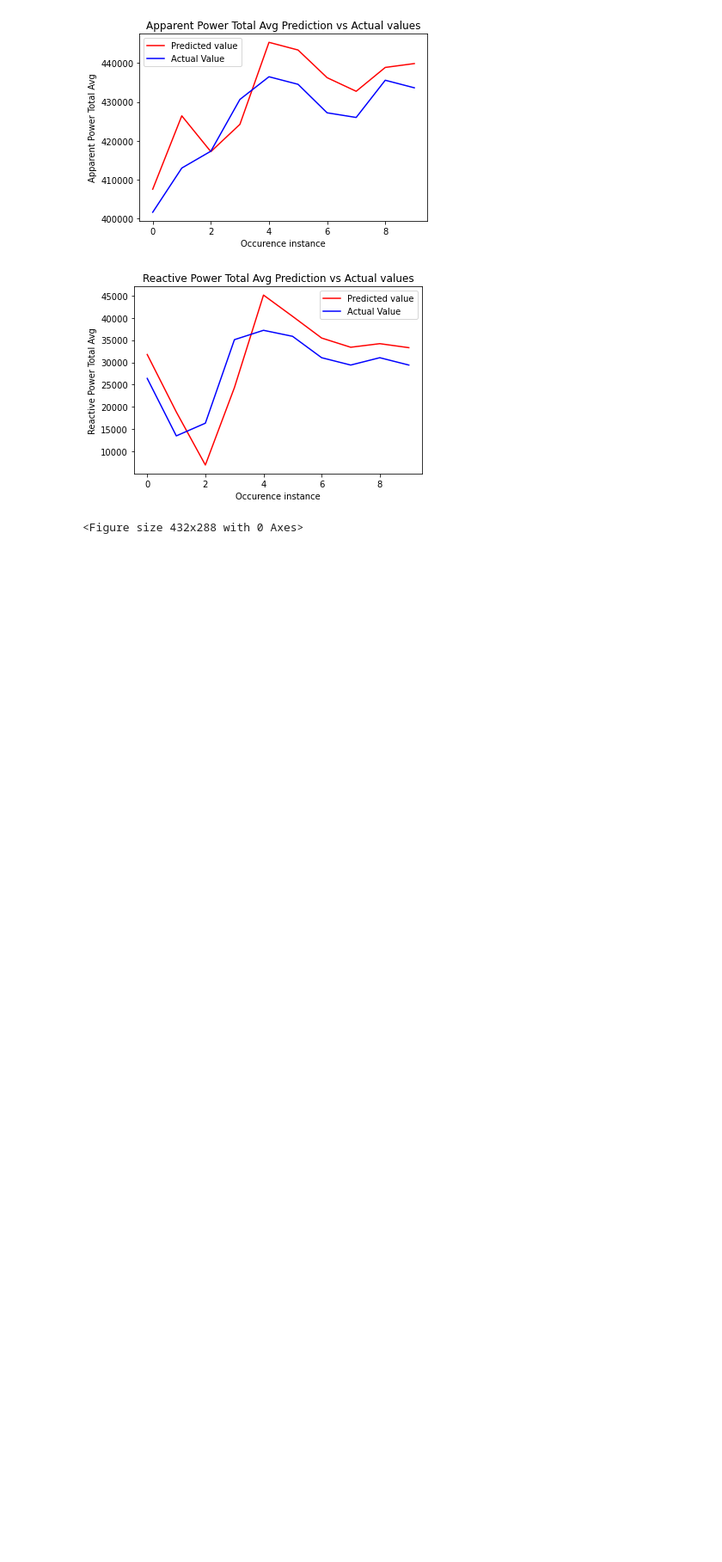
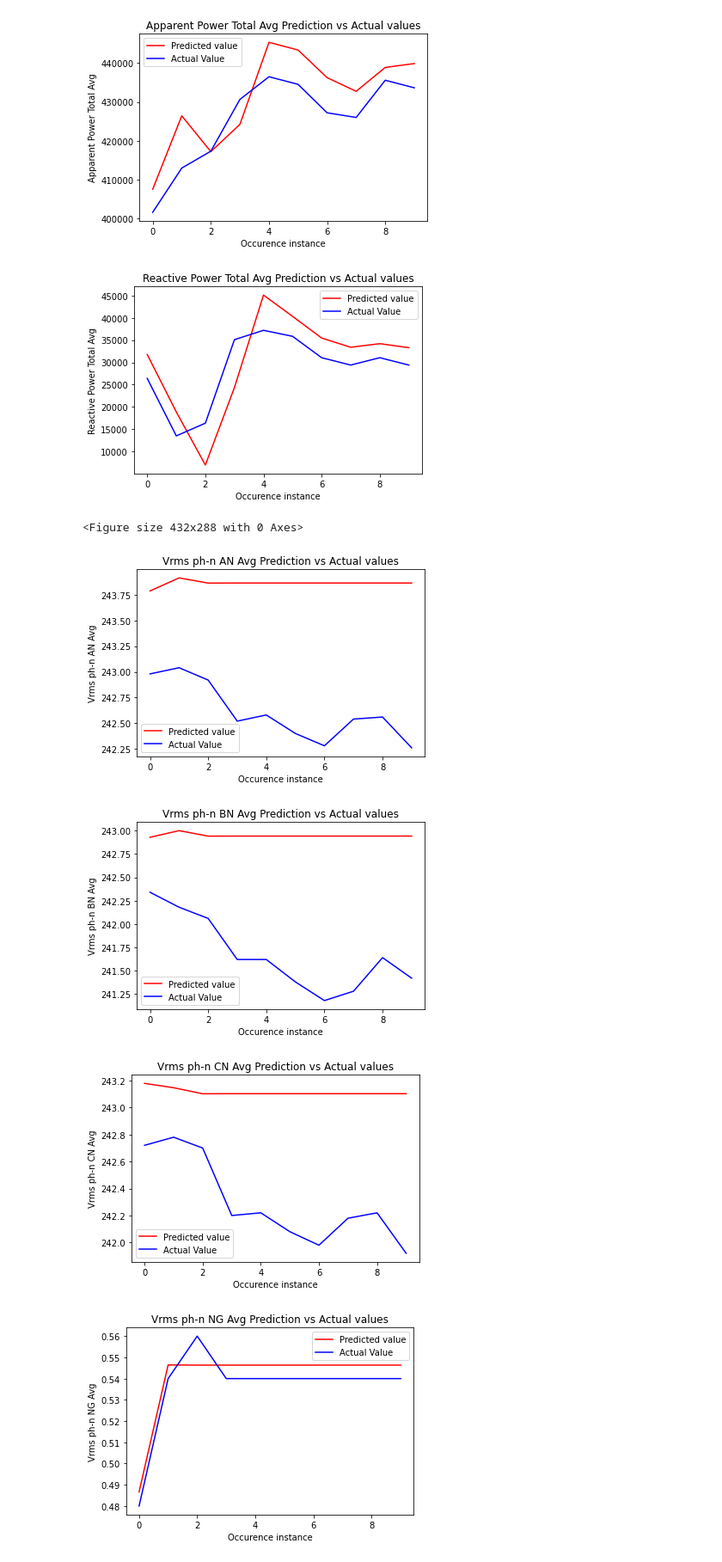
Before and after one commit to smoke-trees/sparc, a Jupyter notebook: recurrent model/metrics_plot.ipynb, the cells around one changed output. Shown at 86% size. Drawn from its saved outputs; the diff is of its cells as text; code cells hidden in the pictures; blank space fills up the shorter version.

```diff
--- a/recurrent model/metrics_plot.ipynb
+++ b/recurrent model/metrics_plot.ipynb
@@ -78,3 +79,33 @@ for i in range(13):
 [figure]
 [figure]
 <Figure size 432x288 with 0 Axes>
+# %%
+p_full = []
+t = model.predict(X_train[0].reshape(1, X_train.shape[1], X_train.shape[2]))
+p_full.append(scaler.inverse_transform(t)[0].tolist())
+new = np.zeros((10,13))
+for i in range(9):
+    new[i] = X_train[0][1:10][i]
+new[9] = t[0]
+for i in range(9):
+    t = model.predict(new.reshape(1, X_train.shape[1], X_train.shape[2]))
+    p_full.append(scaler.inverse_transform(t)[0].tolist())
+    new = np.zeros((10,13))
+    for j in range(9):
+        new[j] = X_train[0][1:10][j]
+    new[9] = t[0]
+# %%
+for i in range(13):
+    plt.plot([j[i] for j in p_full], 'r', label = 'Predicted value')
+    plt.plot([k[i] for k in y_true], 'b', label = 'Actual Value')
+    plt.title(input_data.columns[i] + ' Prediction vs Actual values')
+    plt.legend()
+    plt.xlabel('Occurence instance')
+    plt.ylabel(input_data.columns[i])
+    plt.show()
+    plt.savefig(input_data.columns[i] + ' Ten step prediction.png')
+# %% [output]
+[figure, added]
+[figure, added]
+[figure, added]
+[figure, added]
```
Also changed, not shown: parts of 2 cells of this notebook.
